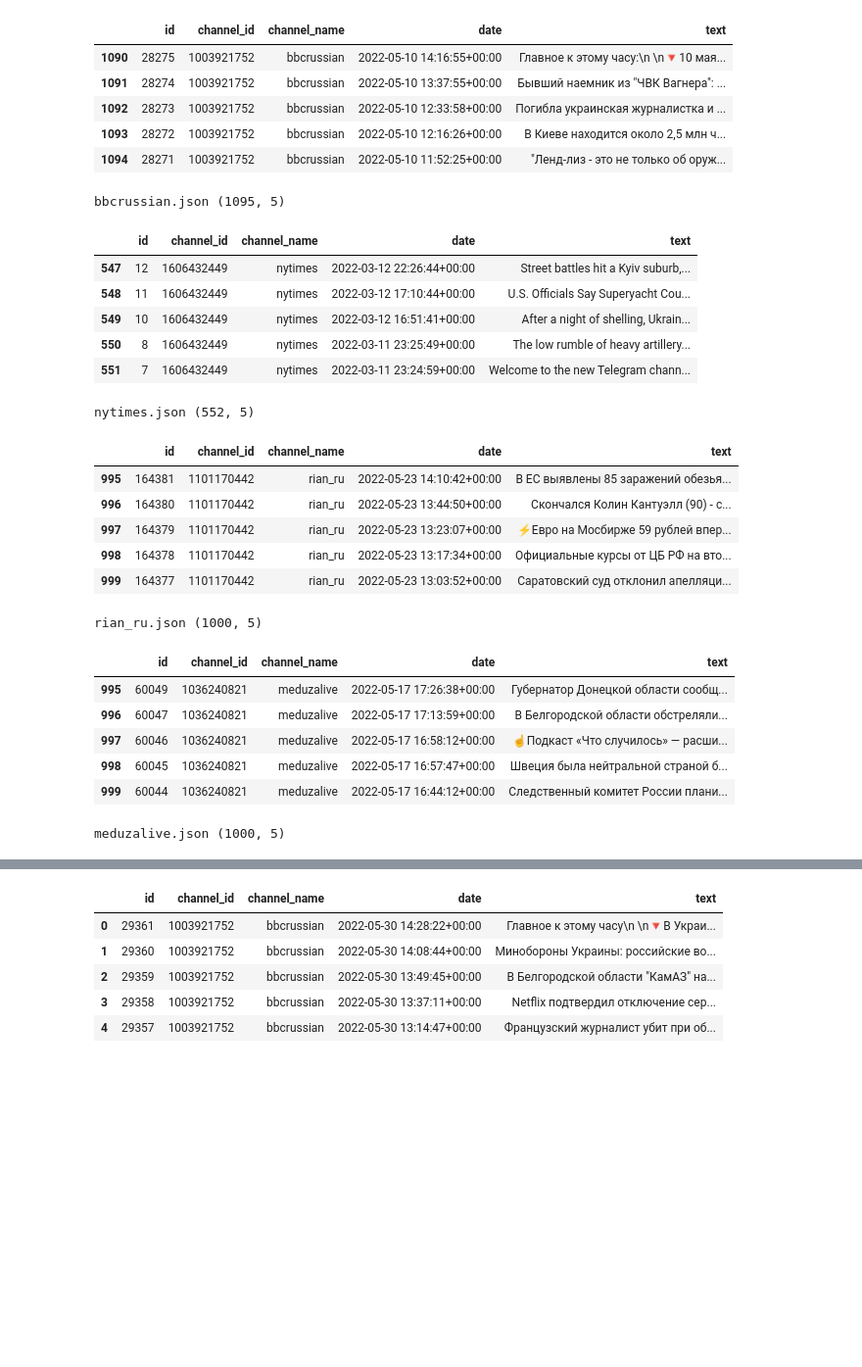
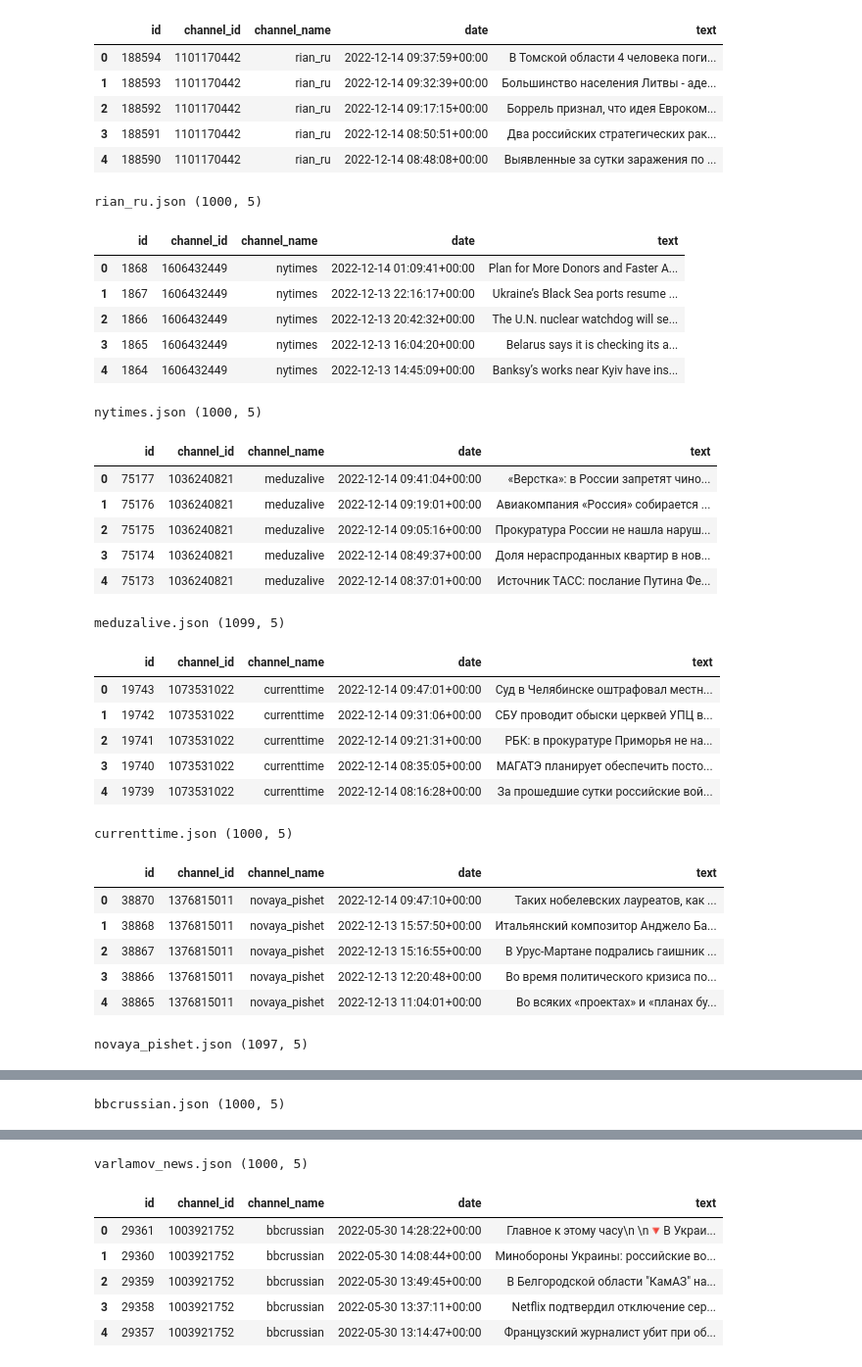
Before and after one commit to LawrenceGrigoryan/tg-news-grabber, a Jupyter notebook: notebooks/news.ipynb, the cells around one changed output, grey strips where cells are left out. Shown at 98% size. Cells and saved outputs as stored; diff of their text form; code cells hidden in the pictures; blank space fills up the shorter version.

```diff
--- a/notebooks/news.ipynb
+++ b/notebooks/news.ipynb
@@ -4,35 +4,42 @@ import os
 # %%
 news_files = os.listdir('../output/')
 for file in news_files:
     news = pd.read_json('../output/' + file)
-    display(news.tail())
+    display(news.head())
     print(file, news.shape)
 # %% [output]
 |  | id | channel_id | channel_name | date | text |
-| 1090 | 28275 | 1003921752 | bbcrussian | 2022-05-10 14:16:55+00:00 | Главное к этому часу:\n \n🔻10 мая... |
-| 1091 | 28274 | 1003921752 | bbcrussian | 2022-05-10 13:37:55+00:00 | Бывший наемник из "ЧВК Вагнера": ... |
-| 1092 | 28273 | 1003921752 | bbcrussian | 2022-05-10 12:33:58+00:00 | Погибла украинская журналистка и ... |
-| 1093 | 28272 | 1003921752 | bbcrussian | 2022-05-10 12:16:26+00:00 | В Киеве находится около 2,5 млн ч... |
-| 1094 | 28271 | 1003921752 | bbcrussian | 2022-05-10 11:52:25+00:00 | "Ленд-лиз - это не только об оруж... |
+| 0 | 188594 | 1101170442 | rian_ru | 2022-12-14 09:37:59+00:00 | В Томской области 4 человека поги... |
+| 1 | 188593 | 1101170442 | rian_ru | 2022-12-14 09:32:39+00:00 | Большинство населения Литвы - аде... |
+| 2 | 188592 | 1101170442 | rian_ru | 2022-12-14 09:17:15+00:00 | Боррель признал, что идея Евроком... |
+| 3 | 188591 | 1101170442 | rian_ru | 2022-12-14 08:50:51+00:00 | Два российских стратегических рак... |
+| 4 | 188590 | 1101170442 | rian_ru | 2022-12-14 08:48:08+00:00 | Выявленные за сутки заражения по ... |
-bbcrussian.json (1095, 5)
+rian_ru.json (1000, 5)
 |  | id | channel_id | channel_name | date | text |
-| 547 | 12 | 1606432449 | nytimes | 2022-03-12 22:26:44+00:00 | Street battles hit a Kyiv suburb,... |
-| 548 | 11 | 1606432449 | nytimes | 2022-03-12 17:10:44+00:00 | U.S. Officials Say Superyacht Cou... |
-| 549 | 10 | 1606432449 | nytimes | 2022-03-12 16:51:41+00:00 | After a night of shelling, Ukrain... |
-| 550 | 8 | 1606432449 | nytimes | 2022-03-11 23:25:49+00:00 | The low rumble of heavy artillery... |
-| 551 | 7 | 1606432449 | nytimes | 2022-03-11 23:24:59+00:00 | Welcome to the new Telegram chann... |
+| 0 | 1868 | 1606432449 | nytimes | 2022-12-14 01:09:41+00:00 | Plan for More Donors and Faster A... |
+| 1 | 1867 | 1606432449 | nytimes | 2022-12-13 22:16:17+00:00 | Ukraine’s Black Sea ports resume ... |
+| 2 | 1866 | 1606432449 | nytimes | 2022-12-13 20:42:32+00:00 | The U.N. nuclear watchdog will se... |
+| 3 | 1865 | 1606432449 | nytimes | 2022-12-13 16:04:20+00:00 | Belarus says it is checking its a... |
+| 4 | 1864 | 1606432449 | nytimes | 2022-12-13 14:45:09+00:00 | Banksy’s works near Kyiv have ins... |
-nytimes.json (552, 5)
+nytimes.json (1000, 5)
 |  | id | channel_id | channel_name | date | text |
-| 995 | 164381 | 1101170442 | rian_ru | 2022-05-23 14:10:42+00:00 | В ЕС выявлены 85 заражений обезья... |
-| 996 | 164380 | 1101170442 | rian_ru | 2022-05-23 13:44:50+00:00 | Скончался Колин Кантуэлл (90) - с... |
-| 997 | 164379 | 1101170442 | rian_ru | 2022-05-23 13:23:07+00:00 | ⚡️Евро на Мосбирже 59 рублей впер... |
-| 998 | 164378 | 1101170442 | rian_ru | 2022-05-23 13:17:34+00:00 | Официальные курсы от ЦБ РФ на вто... |
-| 999 | 164377 | 1101170442 | rian_ru | 2022-05-23 13:03:52+00:00 | Саратовский суд отклонил апелляци... |
+| 0 | 75177 | 1036240821 | meduzalive | 2022-12-14 09:41:04+00:00 | «Верстка»: в России запретят чино... |
+| 1 | 75176 | 1036240821 | meduzalive | 2022-12-14 09:19:01+00:00 | Авиакомпания «Россия» собирается ... |
+| 2 | 75175 | 1036240821 | meduzalive | 2022-12-14 09:05:16+00:00 | Прокуратура России не нашла наруш... |
+| 3 | 75174 | 1036240821 | meduzalive | 2022-12-14 08:49:37+00:00 | Доля нераспроданных квартир в нов... |
+| 4 | 75173 | 1036240821 | meduzalive | 2022-12-14 08:37:01+00:00 | Источник ТАСС: послание Путина Фе... |
-rian_ru.json (1000, 5)
+meduzalive.json (1099, 5)
 |  | id | channel_id | channel_name | date | text |
-| 995 | 60049 | 1036240821 | meduzalive | 2022-05-17 17:26:38+00:00 | Губернатор Донецкой области сообщ... |
-| 996 | 60047 | 1036240821 | meduzalive | 2022-05-17 17:13:59+00:00 | В Белгородской области обстреляли... |
-| 997 | 60046 | 1036240821 | meduzalive | 2022-05-17 16:58:12+00:00 | ☝️Подкаст «Что случилось» — расши... |
-| 998 | 60045 | 1036240821 | meduzalive | 2022-05-17 16:57:47+00:00 | Швеция была нейтральной страной б... |
-| 999 | 60044 | 1036240821 | meduzalive | 2022-05-17 16:44:12+00:00 | Следственный комитет России плани... |
+| 0 | 19743 | 1073531022 | currenttime | 2022-12-14 09:47:01+00:00 | Суд в Челябинске оштрафовал местн... |
+| 1 | 19742 | 1073531022 | currenttime | 2022-12-14 09:31:06+00:00 | СБУ проводит обыски церквей УПЦ в... |
+| 2 | 19741 | 1073531022 | currenttime | 2022-12-14 09:21:31+00:00 | РБК: в прокуратуре Приморья не на... |
+| 3 | 19740 | 1073531022 | currenttime | 2022-12-14 08:35:05+00:00 | МАГАТЭ планирует обеспечить посто... |
+| 4 | 19739 | 1073531022 | currenttime | 2022-12-14 08:16:28+00:00 | За прошедшие сутки российские вой... |
-meduzalive.json (1000, 5)
+currenttime.json (1000, 5)
+|  | id | channel_id | channel_name | date | text |
+| 0 | 38870 | 1376815011 | novaya_pishet | 2022-12-14 09:47:10+00:00 | Таких нобелевских лауреатов, как ... |
+| 1 | 38868 | 1376815011 | novaya_pishet | 2022-12-13 15:57:50+00:00 | Итальянский композитор Анджело Ба... |
+| 2 | 38867 | 1376815011 | novaya_pishet | 2022-12-13 15:16:55+00:00 | В Урус-Мартане подрались гаишник ... |
+| 3 | 38866 | 1376815011 | novaya_pishet | 2022-12-13 12:20:48+00:00 | Во время политического кризиса по... |
+| 4 | 38865 | 1376815011 | novaya_pishet | 2022-12-13 11:04:01+00:00 | Во всяких «проектах» и «планах бу... |
+novaya_pishet.json (1097, 5)
@@ -38,0 +52 @@ meduzalive.json (1000, 5)
+bbcrussian.json (1000, 5)
@@ -39,3 +59,4 @@ meduzalive.json (1000, 5)
+varlamov_news.json (1000, 5)
 # %%
 bbc_news = pd.read_json('../output/bbcrussian.json')
 # %%
```
Also changed, not shown: parts of 1 cell of this notebook, 16 other files.
